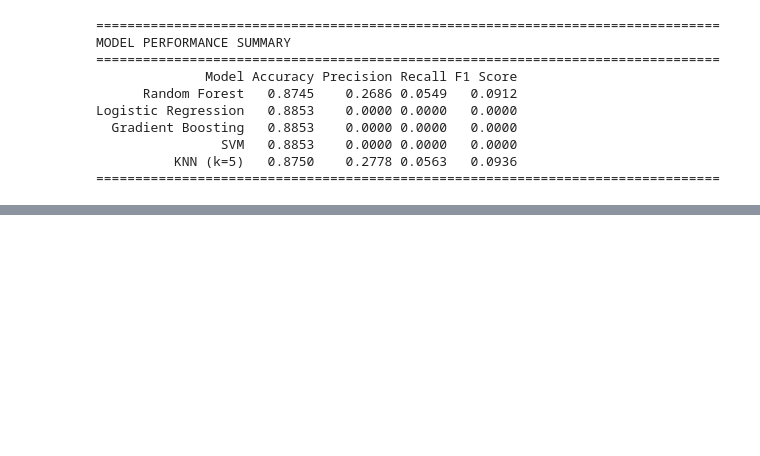
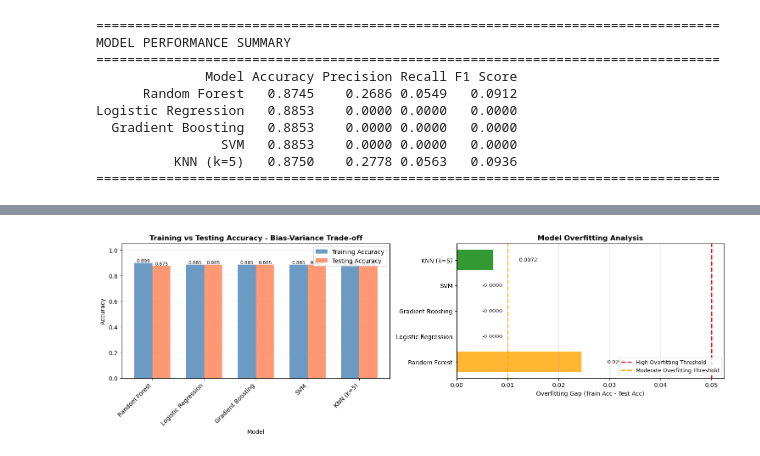
Before and after one commit to Felo-kip/Terrystops, a Jupyter notebook: index.ipynb, the cells around one changed output, grey strips where cells are left out. Drawn from its saved outputs; the diff is of its cells as text; code cells hidden in the pictures; blank space fills up the shorter version.

```diff
--- a/index.ipynb
+++ b/index.ipynb
@@ -793,0 +1040,83 @@ Computing learning curves... This may take a moment.
+# %%
+# MODEL INSIGHTS & BIAS-VARIANCE ANALYSIS
+print("\n" + "="*80)
+print("MODEL INSIGHTS & OVERFITTING ANALYSIS")
+print("="*80 + "\n")
+
+# COMPUTE TRAINING AND TEST SCORES FOR ALL MODELS
+insights_data = []
+
+for model_name in results.keys():
+    model = results[model_name]['model']
+
+    # TRAINING ACCURACY
+    train_accuracy = model.score(X_train, y_train) if hasattr(model, 'score') else None
+    test_accuracy = results[model_name]['accuracy']
+
+    if train_accuracy is not None:
+        overfitting_gap = train_accuracy - test_accuracy
+        insights_data.append({
+            'Model': model_name,
+            'Train Accuracy': f'{train_accuracy:.4f}',
+            'Test Accuracy': f'{test_accuracy:.4f}',
+            'Overfitting Gap': f'{overfitting_gap:.4f}',
+            'Status': '⚠️ High Overfitting' if overfitting_gap > 0.05 else '✓ Good Fit' if overfitting_gap > 0.01 else '⚠️ Underfitting'
+        })
+
+insights_df = pd.DataFrame(insights_data)
+print(insights_df.to_string(index=False))
+print("\n" + "="*80 + "\n")
+
+# VISUALIZATION OF BIAS-VARIANCE TRADE-OFF
+fig, axes = plt.subplots(1, 2, figsize=(15, 5))
+
+# Chart 1: TRAINING vs TESTING ACCURACY
+model_names = insights_df['Model'].tolist()
+train_accs = [float(val) for val in insights_df['Train Accuracy'].tolist()]
+test_accs = [float(val) for val in insights_df['Test Accuracy'].tolist()]
+
+x = np.arange(len(model_names))
+width = 0.35
+
+bars1 = axes[0].bar(x - width/2, train_accs, width, label='Training Accuracy', alpha=0.8, color='steelblue')
+bars2 = axes[0].bar(x + width/2, test_accs, width, label='Testing Accuracy', alpha=0.8, color='coral')
+
+axes[0].set_xlabel('Model')
+axes[0].set_ylabel('Accuracy')
+axes[0].set_title('Training vs Testing Accuracy - Bias-Variance Trade-off', fontweight='bold', fontsize=12)
+axes[0].set_xticks(x)
+axes[0].set_xticklabels(model_names, rotation=45, ha='right')
+axes[0].legend()
+axes[0].set_ylim([0, 1.05])
+axes[0].grid(axis='y', alpha=0.3)
+
+# ADD VALUE LABELS ON BARS
+for bars in [bars1, bars2]:
+    for bar in bars:
+        height = bar.get_height()
+        axes[0].text(bar.get_x() + bar.get_width()/2., height,
+                    f'{height:.3f}', ha='center', va='bottom', fontsize=8)
+
+# Chart 2: OVERFITTING GAP
+overfitting_gaps = [float(val) for val in insights_df['Overfitting Gap'].tolist()]
+colors_gap = ['red' if gap > 0.05 else 'orange' if gap > 0.01 else 'green' for gap in overfitting_gaps]
+
+bars = axes[1].barh(range(len(model_names)), overfitting_gaps, color=colors_gap, alpha=0.8)
+axes[1].set_yticks(range(len(model_names)))
+axes[1].set_yticklabels(model_names)
+axes[1].set_xlabel('Overfitting Gap (Train Acc - Test Acc)')
+axes[1].set_title('Model Overfitting Analysis', fontweight='bold', fontsize=12)
+axes[1].grid(axis='x', alpha=0.3)
+
+# ADD VALUE LABELS
+for i, (bar, gap) in enumerate(zip(bars, overfitting_gaps)):
+    axes[1].text(gap + 0.005, i, f'{gap:.4f}', va='center', fontsize=9)
+
+# Add reference line
+axes[1].axvline(x=0.05, color='red', linestyle='--', linewidth=2, label='High Overfitting Threshold')
+axes[1].axvline(x=0.01, color='orange', linestyle='--', linewidth=2, label='Moderate Overfitting Threshold')
+axes[1].legend(loc='lower right', fontsize=9)
+
+plt.tight_layout()
+plt.show()
+# %% [output]
@@ -793,0 +1135 @@ Computing learning curves... This may take a moment.
+[figure, added]
```
Also changed, not shown: parts of 56 cells of this notebook.
